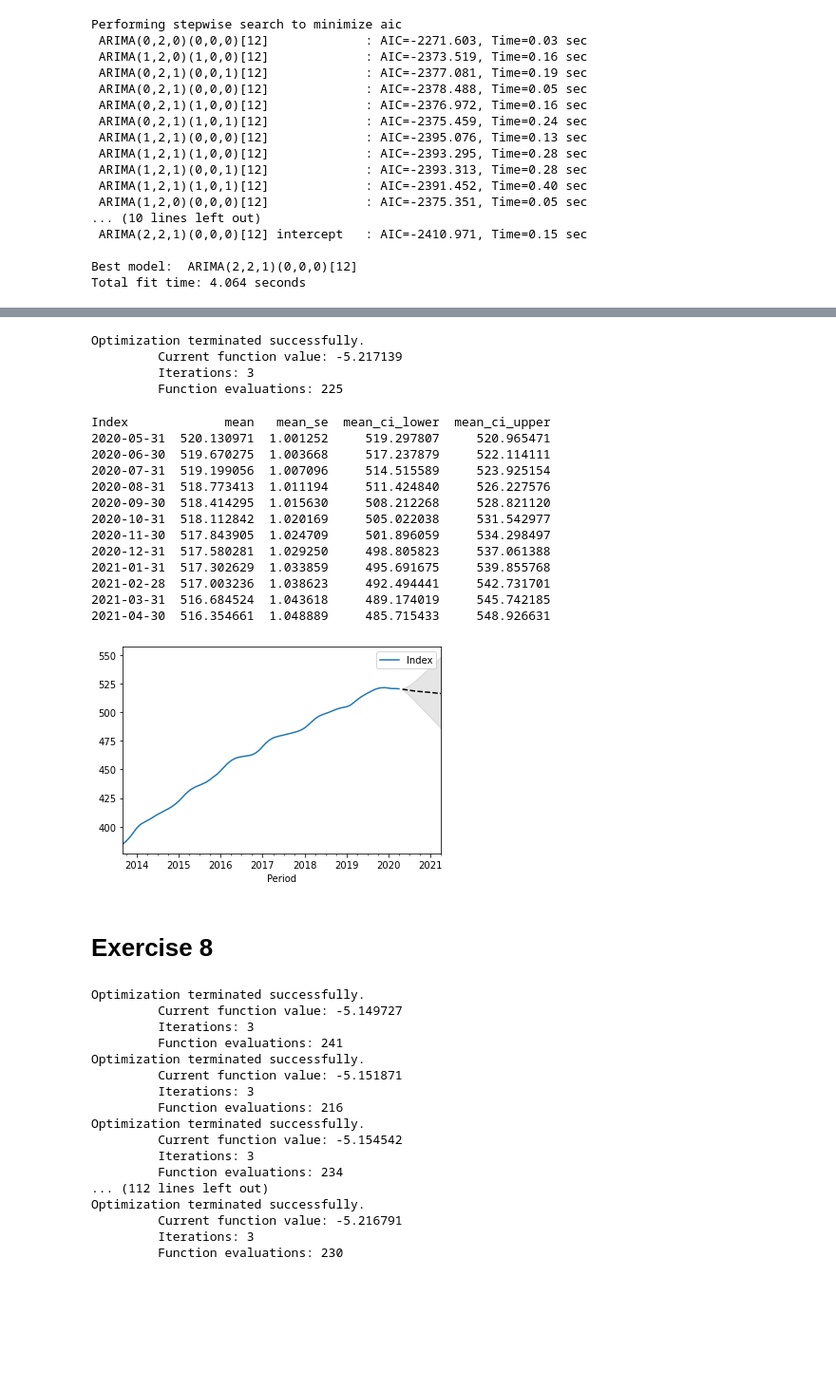
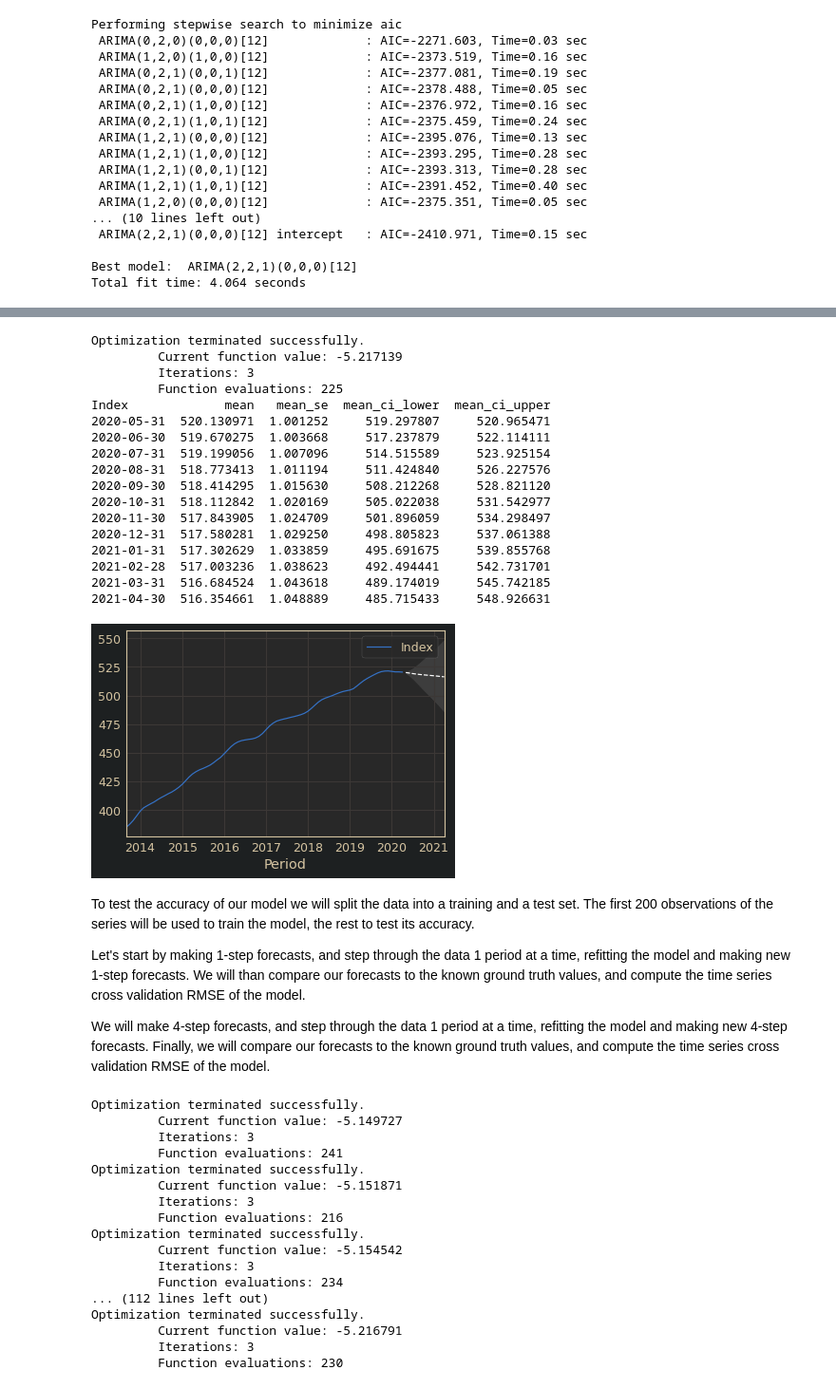
Before and after one commit to mdcnuydt/data-science, a Jupyter notebook: ts_south_africa.ipynb, the cells around one changed output, grey strips where cells are left out. Shown at 95% size. Cells and saved outputs as stored; diff of their text form; code cells hidden in the pictures; blank space fills up the shorter version.

Commit message:
Made forecasts based on SARIMAX and Exponential smoothing (Holt-Winters) models for ts_south_africa. Minor edits to avm_singapore. Rewritten readme.

```diff
--- a/ts_south_africa.ipynb
+++ b/ts_south_africa.ipynb
@@ -245,39 +245,45 @@ Period
 # %%
 from statsmodels.tsa.statespace.sarimax import SARIMAX
 
 model = SARIMAX(df_log, order=(2,2,1), seasonal_order=(0,0,0, 0))
 result = model.fit(method='Powell')
+
+fcast = np.exp(result.get_forecast(steps=12).summary_frame(alpha=0.2))
+print(fcast)
+
+fig, ax = plt.subplots()
+df[-80:].plot(ax=ax)
+fcast['mean'].plot(ax=ax, style='w--')
+ax.fill_between(fcast.index, fcast['mean_ci_lower'], fcast['mean_ci_upper'], color='w', alpha=0.1)
+plt.show()
 # %% [output]
 Optimization terminated successfully.
          Current function value: -5.217139
          Iterations: 3
          Function evaluations: 225
+Index             mean   mean_se  mean_ci_lower  mean_ci_upper
+2020-05-31  520.130971  1.001252     519.297807     520.965471
+2020-06-30  519.670275  1.003668     517.237879     522.114111
+2020-07-31  519.199056  1.007096     514.515589     523.925154
+2020-08-31  518.773413  1.011194     511.424840     526.227576
+2020-09-30  518.414295  1.015630     508.212268     528.821120
+2020-10-31  518.112842  1.020169     505.022038     531.542977
+2020-11-30  517.843905  1.024709     501.896059     534.298497
+2020-12-31  517.580281  1.029250     498.805823     537.061388
+2021-01-31  517.302629  1.033859     495.691675     539.855768
+2021-02-28  517.003236  1.038623     492.494441     542.731701
+2021-03-31  516.684524  1.043618     489.174019     545.742185
+2021-04-30  516.354661  1.048889     485.715433     548.926631
+[figure, added]
-# %%
-fcast = np.exp(result.get_forecast(steps=12).summary_frame(alpha=0.2))
-print(fcast)
-
-fig, ax = plt.subplots()
-df[-80:].plot(ax=ax)
-fcast['mean'].plot(ax=ax, style='k--')
-ax.fill_between(fcast.index, fcast['mean_ci_lower'], fcast['mean_ci_upper'], color='k', alpha=0.1)
-plt.show()
-# %% [output]
-Index             mean   mean_se  mean_ci_lower  mean_ci_upper
-2020-05-31  520.130971  1.001252     519.297807     520.965471
-2020-06-30  519.670275  1.003668     517.237879     522.114111
-2020-07-31  519.199056  1.007096     514.515589     523.925154
-2020-08-31  518.773413  1.011194     511.424840     526.227576
-2020-09-30  518.414295  1.015630     508.212268     528.821120
-2020-10-31  518.112842  1.020169     505.022038     531.542977
-2020-11-30  517.843905  1.024709     501.896059     534.298497
-2020-12-31  517.580281  1.029250     498.805823     537.061388
-2021-01-31  517.302629  1.033859     495.691675     539.855768
-2021-02-28  517.003236  1.038623     492.494441     542.731701
-2021-03-31  516.684524  1.043618     489.174019     545.742185
-2021-04-30  516.354661  1.048889     485.715433     548.926631
-[figure, removed]
-# %% [markdown]
-# Exercise 8
+# %% [markdown]
+To test the accuracy of our model we will split the data into a training and a test set. The first 200 observations of the series will be used to train the model, the rest to test its accuracy.
+
+Let's start by making 1-step forecasts, and step through the data 1 period at a time, refitting the model and making new 1-step forecasts. We will than compare our forecasts to the known ground truth values, and compute the time series cross validation RMSE of the model.
+
+We will make 4-step forecasts, and step through the data 1 period at a
+time, refitting the model and making new 4-step forecasts. Finally, we will compare our
+forecasts to the known ground truth values, and compute the time series cross validation
+RMSE of the model.
 # %%
 obs = 200
 forecasts = {}
```
Also changed, not shown: parts of 18 cells of this notebook, 2 other files.
